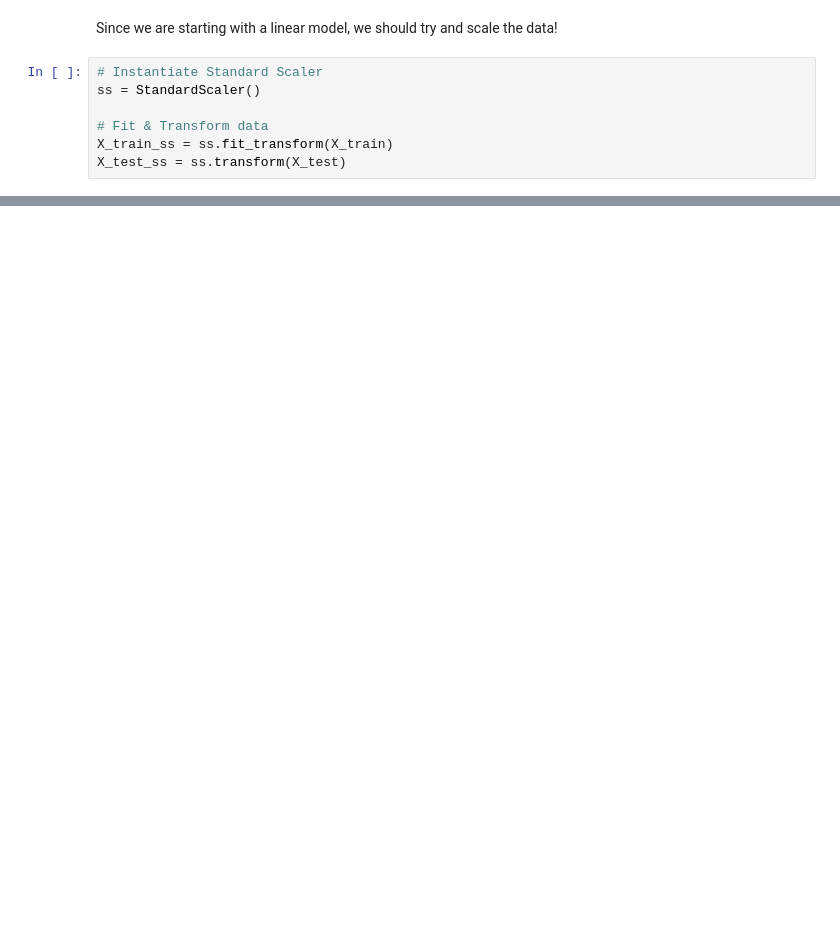
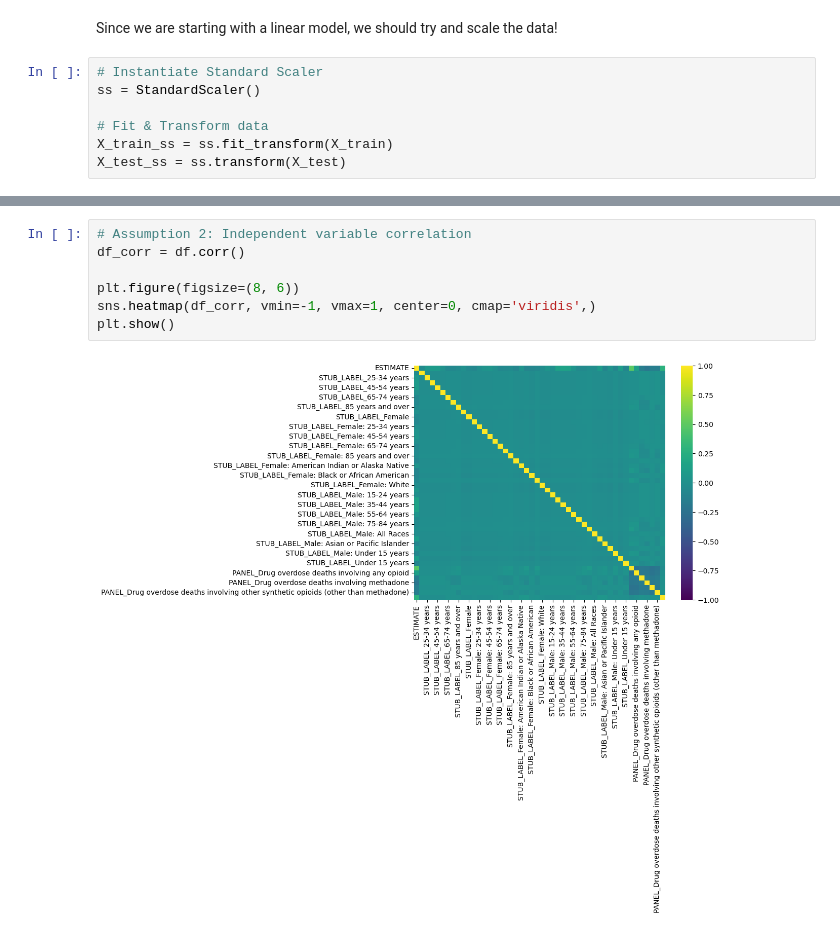
Before and after one commit to chantsin/DataDrivers_DrugOverdoseUS, a Jupyter notebook: Notebooks/ML_Regression.ipynb, the cells around one changed output, grey strips where cells are left out. Cells and saved outputs as stored; diff of their text form; blank space fills up the shorter version.

```diff
--- a/Notebooks/ML_Regression.ipynb
+++ b/Notebooks/ML_Regression.ipynb
@@ -82,0 +216,9 @@ mean_absolute_error(y_test, y_pred)
+# %%
+# Assumption 2: Independent variable correlation
+df_corr = df.corr()
+
+plt.figure(figsize=(8, 6))
+sns.heatmap(df_corr, vmin=-1, vmax=1, center=0, cmap='viridis',)
+plt.show()
+# %% [output]
+[figure, added]
```
Also changed, not shown: parts of 23 cells of this notebook, 1 other file.
